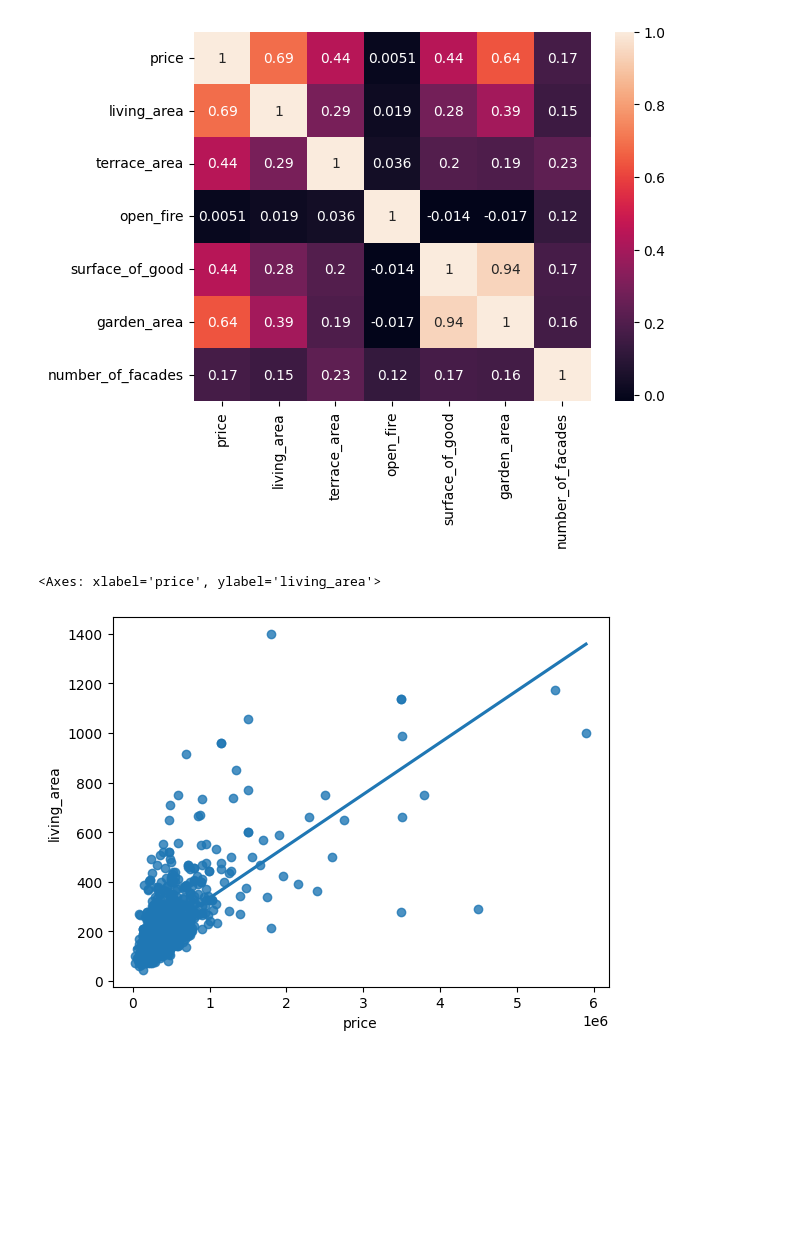
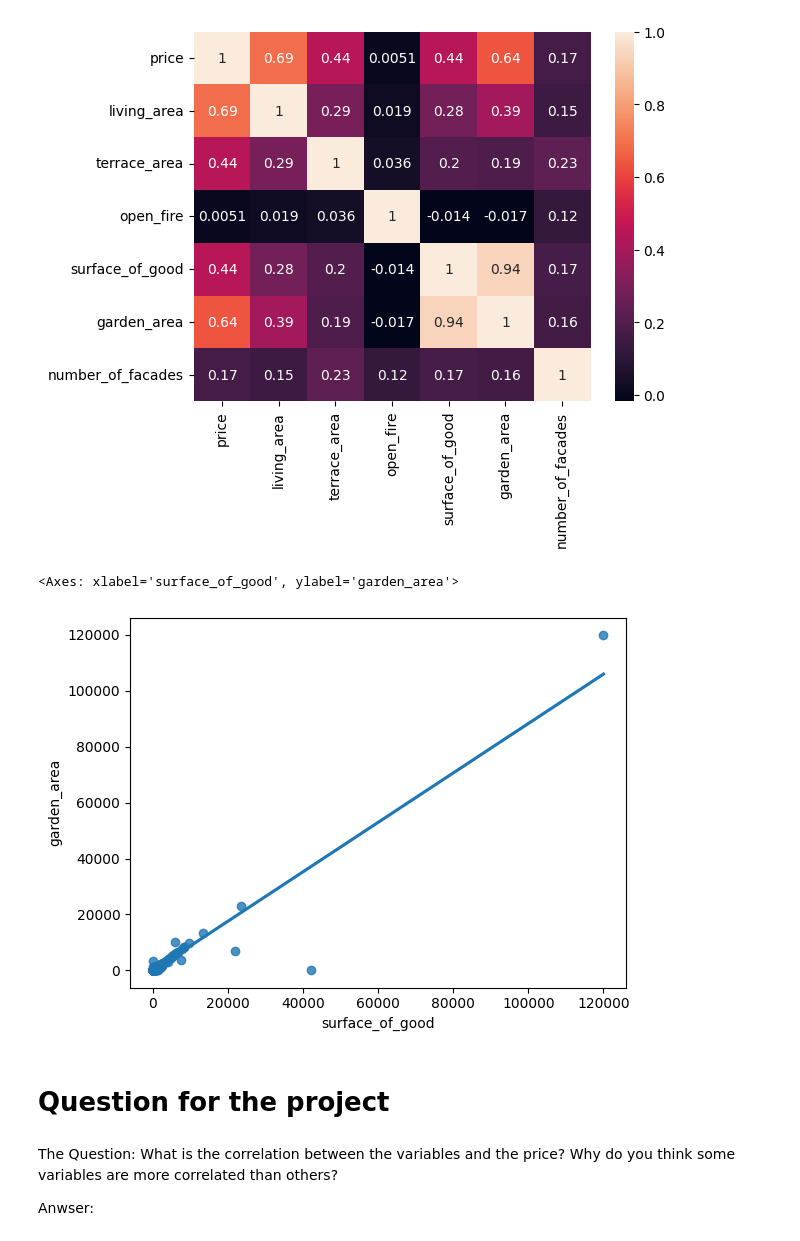
Before and after one commit to NathNacht/immo-eliza-scraping-immozila-Cleaning-EDA, a Jupyter notebook: analyses/sem.ipynb, the cells around one changed output. Saved outputs shown, nothing was run; the diff lists cells and outputs as text; code cells hidden in the pictures; blank space fills up the shorter version.

Commit message:
correlation calculations

```diff
--- a/analyses/sem.ipynb
+++ b/analyses/sem.ipynb
@@ -460,7 +453,13 @@ sns.heatmap(done_up.corr(), annot=True)
 <Axes: >
 [figure]
 # %%
-sns.regplot(data = done_up, x="price", y="living_area", ci=None)
+sns.regplot(data = done_up, x="surface_of_good", y="garden_area", ci=None)
 # %% [output]
-<Axes: xlabel='price', ylabel='living_area'>
+<Axes: xlabel='surface_of_good', ylabel='garden_area'>
-[figure, old version]
+[figure, new version]
+# %% [markdown]
+# Question for the project
+# %% [markdown]
+The Question: What is the correlation between the variables and the price? Why do you think some variables are more correlated than others?
+
+Anwser:
```
Also changed, not shown: parts of 1 cell of this notebook.
